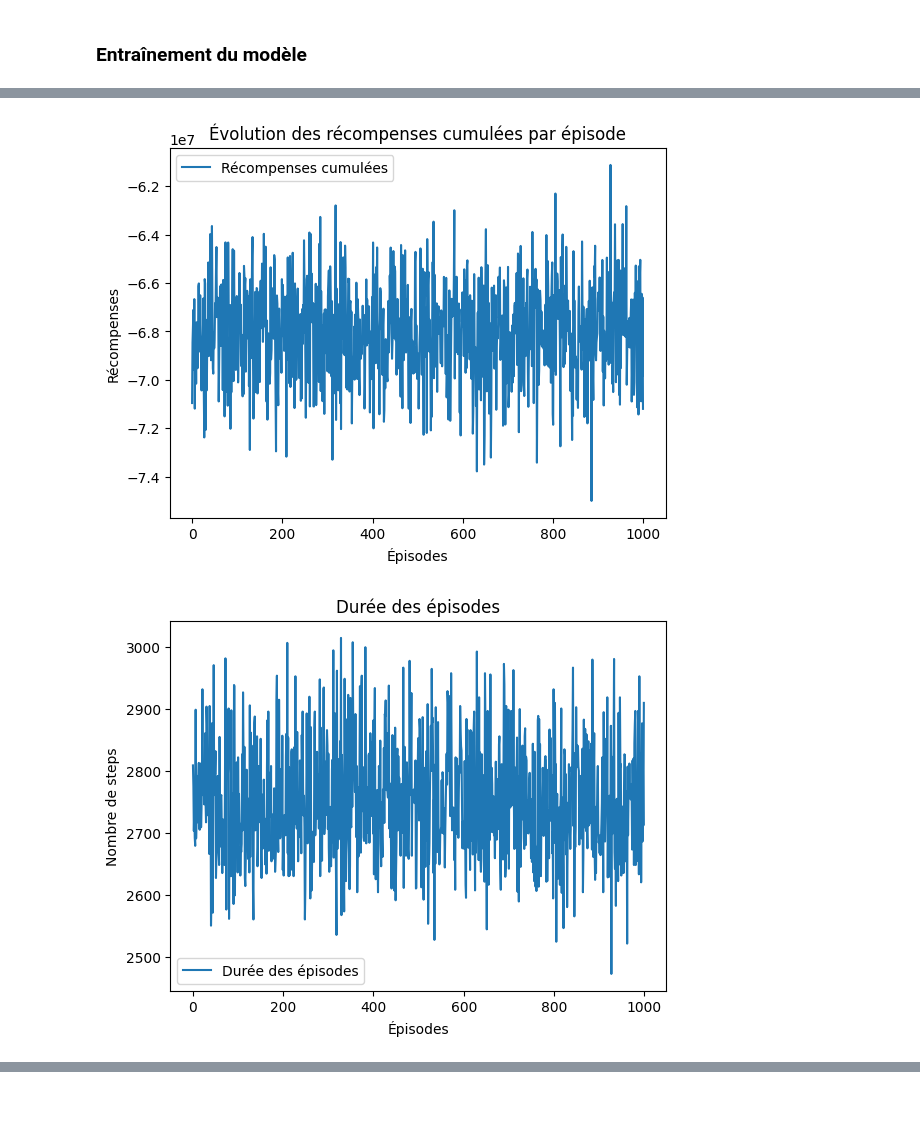
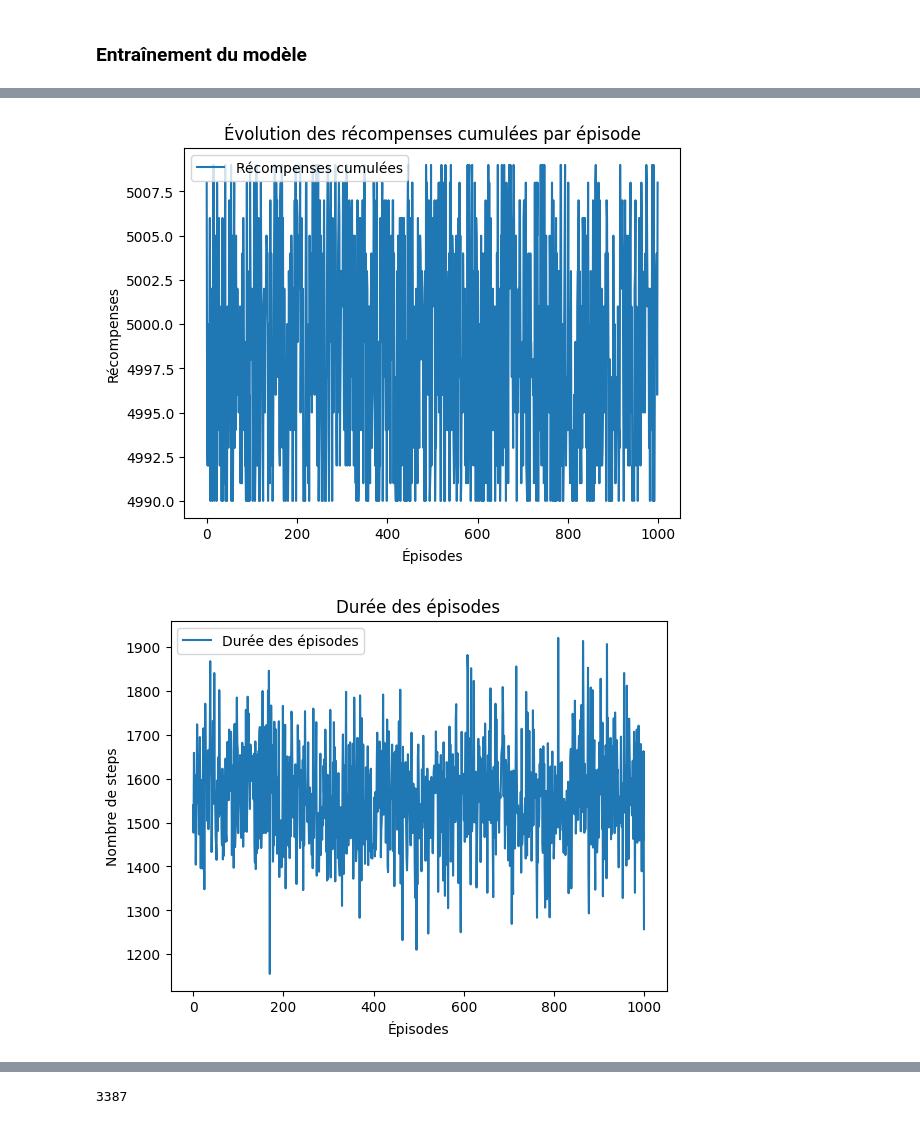
Before and after one commit to TsunomakiWatamelon/Homeostatic-Reinforcement-Learning, a Jupyter notebook: src/experiments/risk_aversion.ipynb, the cells around one changed output, grey strips where cells are left out. Saved outputs shown, nothing was run; the diff lists cells and outputs as text; code cells hidden in the pictures.

```diff
--- a/src/experiments/risk_aversion.ipynb
+++ b/src/experiments/risk_aversion.ipynb
@@ -22,17 +22,18 @@ from models.qlearning import QLearning
 ### Configuration de l'environnement
 # %%
 # Configuration de l'environnement
-initial_energy = torch.tensor([10.0])  # Énergie initiale de l'agent
-setpoint_energy = torch.tensor([50])  # Setpoint pour l'énergie optimale
+initial_energy = torch.tensor([10])  # Énergie initiale de l'agent
 weights = torch.tensor([1.0])  # Poids pour l'énergie interne
 exponents = [2, 2]  # Non-linéarité du drive
 effects = {}  # Placeholder pour les effets
 energy_threshold = 5000
 
 # Récompenses risquées et non risquées
-risky_reward = 8  # Énergie ajoutée pour l'état risqué
+risky_reward = 15  # Énergie ajoutée pour l'état risqué
 non_risky_reward = 2  # Énergie ajoutée pour l'état non risqué
 risky_probability = 0.2  # Probabilité d'obtenir l'énergie dans l'état risqué
+
+setpoint_energy = torch.tensor([energy_threshold + risky_reward + non_risky_reward])  # Setpoint pour l'énergie optimale
 
 # Instanciation de l'environnement
 env = RiskAversionEnvironment(
@@ -66,9 +67,9 @@ Q_table[1][1] = 1  # Action "changer d'état" depuis l'état risqué
 state_size = 2
 action_size = 2
 
-alpha = 0.1  # Taux d'apprentissage
-gamma = 0.1  # Facteur d'actualisation
-epsilon = 0.1  # Taux d'exploration
+alpha = 0.2 # Taux d'apprentissage
+gamma = 0.96 # Discount factor
+epsilon = 0.2 # Facteur d'exploration
 
 agent = QLearning(state_size=state_size, action_size=action_size, alpha=alpha, gamma=gamma, epsilon=epsilon, q_table=Q_table)
 # %% [markdown]
@@ -134,45 +176,29 @@ for episode in range(episodes):
 # %%
 plt.plot(reward_history, label="Récompenses cumulées")
 plt.xlabel("Épisodes")
 plt.ylabel("Récompenses")
 plt.title("Évolution des récompenses cumulées par épisode")
 plt.legend()
 plt.show()
 
 
 episode_lengths = [len(states) for states in state_history]
 
 plt.plot(episode_lengths, label="Durée des épisodes")
 plt.xlabel("Épisodes")
 plt.ylabel("Nombre de steps")
 plt.title("Durée des épisodes")
 plt.legend()
 plt.show()
 
-average_internal_states = [sum(states) / len(states) for states in internal_states]
+# average_internal_states = [sum(states) / len(states) for states in internal_states]
 
-plt.plot(average_internal_states, label="État interne moyen")
-plt.xlabel("Épisodes")
-plt.ylabel("Énergie interne moyenne")
-plt.title("Évolution de l'énergie interne au fil des épisodes")
-plt.legend()
-plt.show()
-
-
-action_counts = {0: 0, 1: 0}  # Compteurs pour les actions non risquées et risquées
-
-for episode_states in state_history:
-    for state in episode_states:
-        if state == 0:
-            action_counts[0] += 1
-        elif state == 1:
-            action_counts[1] += 1
-
-# Affichage de la distribution des actions
-plt.bar(["Non Risqué", "Risqué"], [action_counts[0], action_counts[1]], color=["red", "blue"])
-plt.title("Distribution des actions prises")
-plt.ylabel("Nombre d'actions")
-plt.show()
+# plt.plot(average_internal_states, label="État interne moyen")
+# plt.xlabel("Épisodes")
+# plt.ylabel("Énergie interne moyenne")
+# plt.title("Évolution de l'énergie interne au fil des épisodes")
+# plt.legend()
+# plt.show()
 # %% [output]
-[figure, old version]
+[figure, new version]
-[figure, old version]
+[figure, new version]
@@ -181,3 +218,7 @@ plt.show()
+# %%
+len(state_history[0])
+# %% [output]
+3387
 # %%
 # import tqdm
 
```
Also changed, not shown: parts of 4 cells of this notebook, 3 other files.
